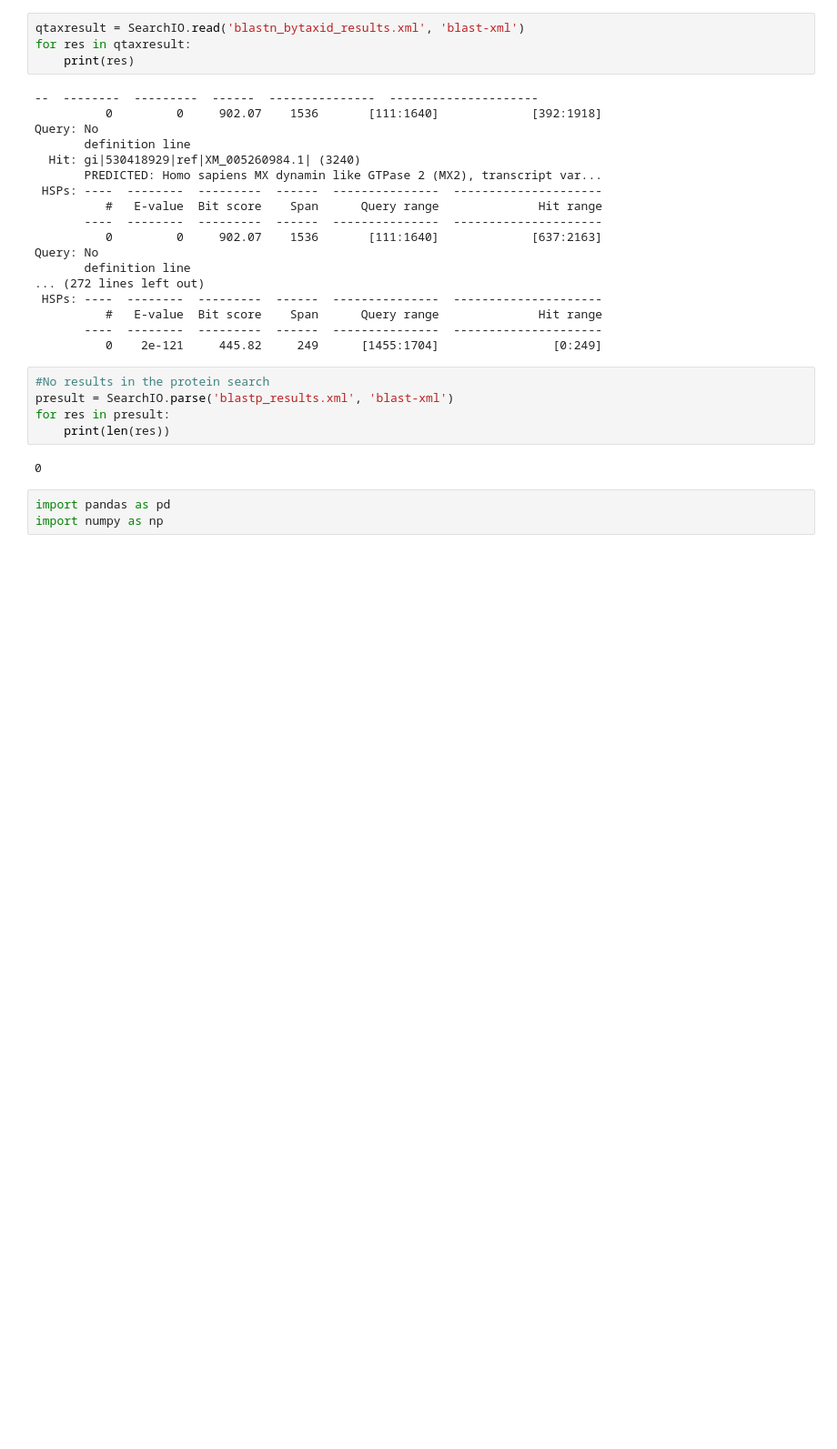
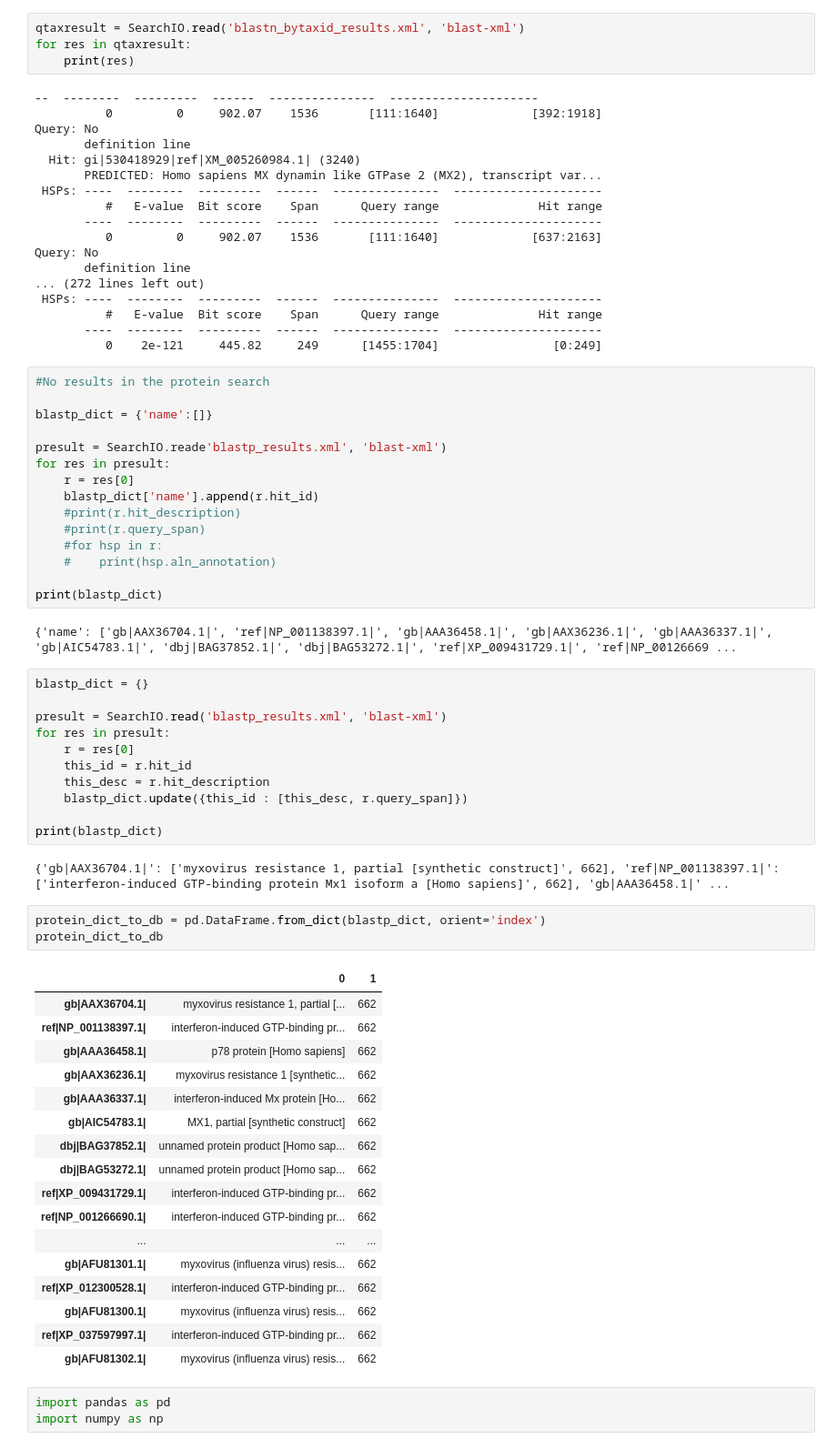
Before and after one commit to Gioele-M/Masters_project, a Jupyter notebook: starting_ex/fasta_parser.ipynb, the cells around one changed output. Shown: that part at 91% size. Saved outputs shown, nothing was run; the diff lists cells and outputs as text; blank space fills up the shorter version.

```diff
--- a/starting_ex/fasta_parser.ipynb
+++ b/starting_ex/fasta_parser.ipynb
@@ -96,11 +96,55 @@ Query: No
           0    2e-121     445.82     249      [1455:1704]                [0:249]
 # %%
 #No results in the protein search
-presult = SearchIO.parse('blastp_results.xml', 'blast-xml')
+
+blastp_dict = {'name':[]}
+
+presult = SearchIO.reade'blastp_results.xml', 'blast-xml')
 for res in presult:
-    print(len(res))
+    r = res[0]
+    blastp_dict['name'].append(r.hit_id)
+    #print(r.hit_description)
+    #print(r.query_span)
+    #for hsp in r:
+    #    print(hsp.aln_annotation)
+
+print(blastp_dict)
 # %% [output]
-0
+{'name': ['gb|AAX36704.1|', 'ref|NP_001138397.1|', 'gb|AAA36458.1|', 'gb|AAX36236.1|', 'gb|AAA36337.1|', 'gb|AIC54783.1|', 'dbj|BAG37852.1|', 'dbj|BAG53272.1|', 'ref|XP_009431729.1|', 'ref|NP_00126669 ...
+# %%
+blastp_dict = {}
+
+presult = SearchIO.read('blastp_results.xml', 'blast-xml')
+for res in presult:
+    r = res[0]
+    this_id = r.hit_id
+    this_desc = r.hit_description
+    blastp_dict.update({this_id : [this_desc, r.query_span]})
+
+print(blastp_dict)
+# %% [output]
+{'gb|AAX36704.1|': ['myxovirus resistance 1, partial [synthetic construct]', 662], 'ref|NP_001138397.1|': ['interferon-induced GTP-binding protein Mx1 isoform a [Homo sapiens]', 662], 'gb|AAA36458.1|' ...
+# %%
+protein_dict_to_db = pd.DataFrame.from_dict(blastp_dict, orient='index')
+protein_dict_to_db
+# %% [output]
+|  | 0 | 1 |
+| gb|AAX36704.1| | myxovirus resistance 1, partial [... | 662 |
+| ref|NP_001138397.1| | interferon-induced GTP-binding pr... | 662 |
+| gb|AAA36458.1| | p78 protein [Homo sapiens] | 662 |
+| gb|AAX36236.1| | myxovirus resistance 1 [synthetic... | 662 |
+| gb|AAA36337.1| | interferon-induced Mx protein [Ho... | 662 |
+| gb|AIC54783.1| | MX1, partial [synthetic construct] | 662 |
+| dbj|BAG37852.1| | unnamed protein product [Homo sap... | 662 |
+| dbj|BAG53272.1| | unnamed protein product [Homo sap... | 662 |
+| ref|XP_009431729.1| | interferon-induced GTP-binding pr... | 662 |
+| ref|NP_001266690.1| | interferon-induced GTP-binding pr... | 662 |
+| ... | ... | ... |
+| gb|AFU81301.1| | myxovirus (influenza virus) resis... | 662 |
+| ref|XP_012300528.1| | interferon-induced GTP-binding pr... | 662 |
+| gb|AFU81300.1| | myxovirus (influenza virus) resis... | 662 |
+| ref|XP_037597997.1| | interferon-induced GTP-binding pr... | 662 |
+| gb|AFU81302.1| | myxovirus (influenza virus) resis... | 662 |
 # %%
 import pandas as pd
 import numpy as np
```
Also changed, not shown: parts of 2 cells of this notebook, 2 other files.
